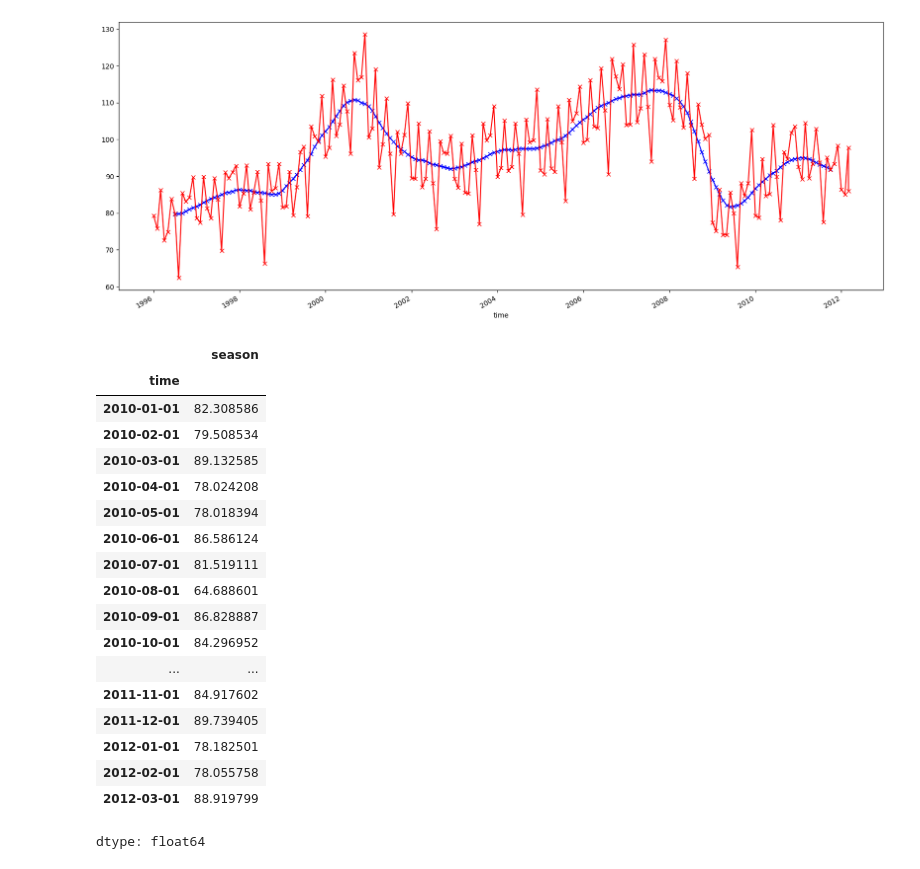
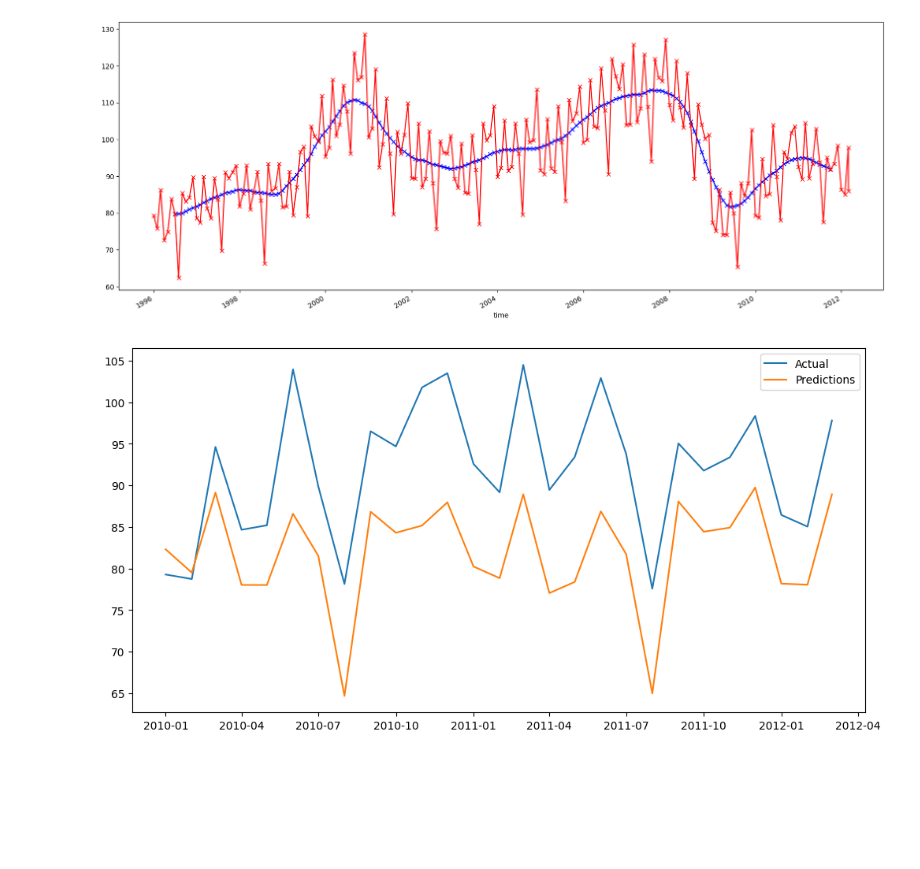
Before and after one commit to Siriprapa-tewee/229351, a Jupyter notebook: 229351_LAB07.ipynb, the cells around one changed output. Cells and saved outputs as stored; diff of their text form; code cells hidden in the pictures; blank space fills up the shorter version.

```diff
--- a/229351_LAB07.ipynb
+++ b/229351_LAB07.ipynb
@@ -215,26 +215,11 @@ ax1 = result_add.trend.plot(marker='x', color='blue', figsize=(20,8))
 ax2 = result_add.observed.plot(marker='x', color='red', figsize=(20,8))
 # %% [output]
 [figure]
-# %%
-#ค่าทำนายที่ได้
-display(forecast)
-# %% [output]
-|  | season |
-| time |  |
-| 2010-01-01 | 82.308586 |
-| 2010-02-01 | 79.508534 |
-| 2010-03-01 | 89.132585 |
-| 2010-04-01 | 78.024208 |
-| 2010-05-01 | 78.018394 |
-| 2010-06-01 | 86.586124 |
-| 2010-07-01 | 81.519111 |
-| 2010-08-01 | 64.688601 |
-| 2010-09-01 | 86.828887 |
-| 2010-10-01 | 84.296952 |
-| ... | ... |
-| 2011-11-01 | 84.917602 |
-| 2011-12-01 | 89.739405 |
-| 2012-01-01 | 78.182501 |
-| 2012-02-01 | 78.055758 |
-| 2012-03-01 | 88.919799 |
-dtype: float64
+# %%
+plt.figure(figsize=(12,6))
+plt.plot(test_data['value'], label='Actual')
+plt.plot(forecast, label='Predictions')
+plt.legend()
+plt.show()
+# %% [output]
+[figure, added]
```
Also changed, not shown: parts of 1 cell of this notebook.
